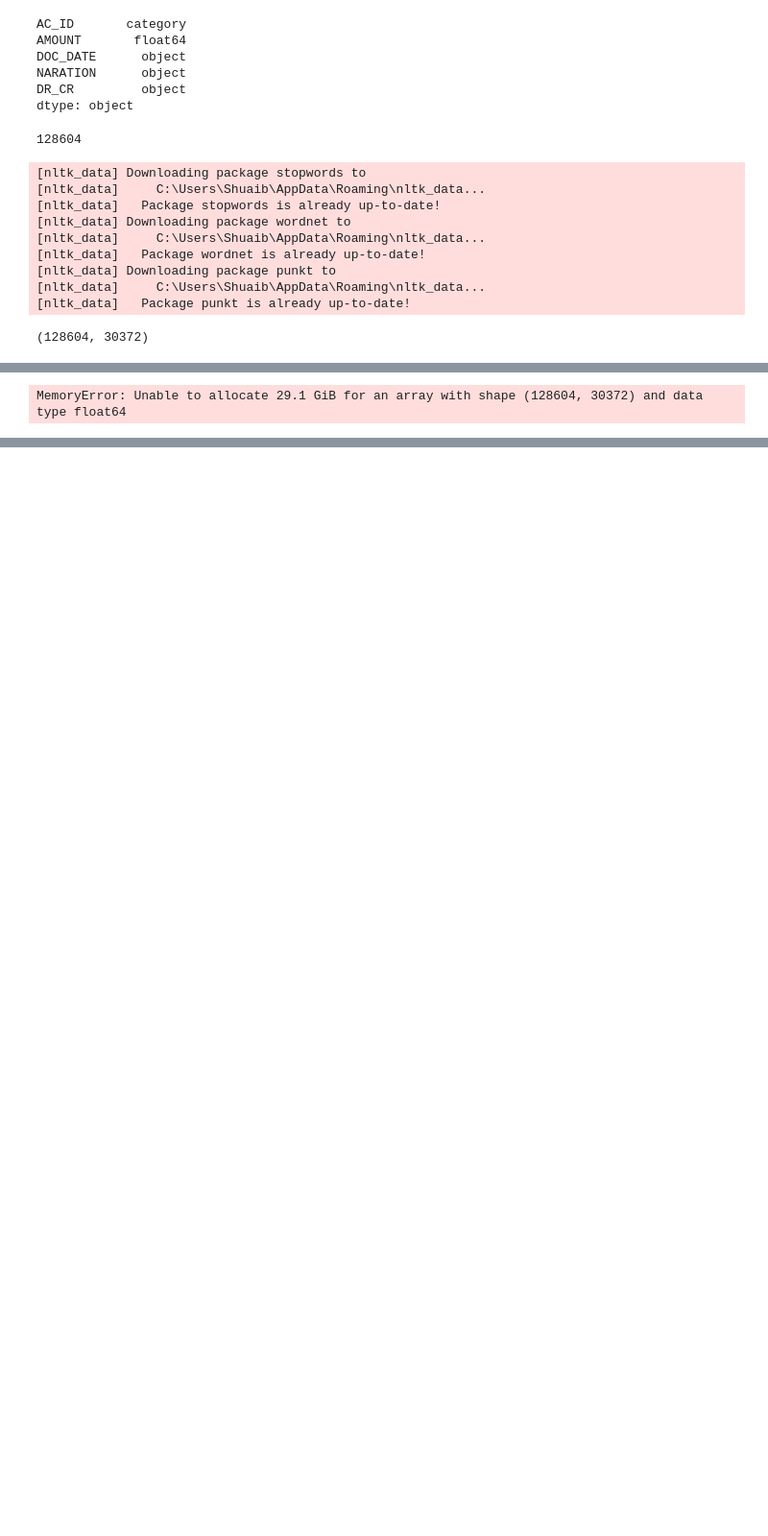
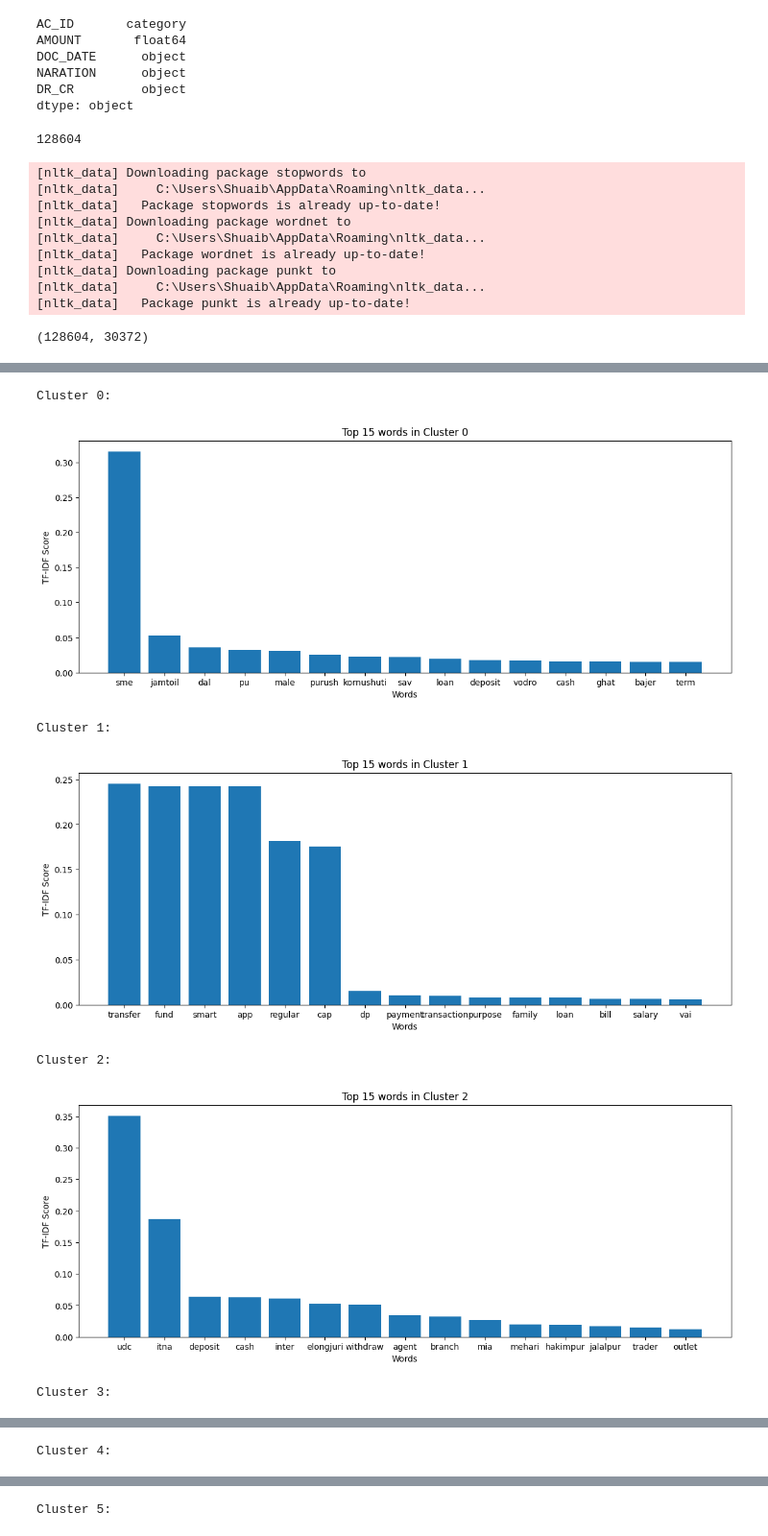
Before and after one commit to shuaibw/erainfo-tx-narration, a Jupyter notebook: test.ipynb, the cells around one changed output, grey strips where cells are left out. Shown: that part at 96% size. Drawn from its saved outputs; the diff is of its cells as text; code cells hidden in the pictures; blank space fills up the shorter version.

Commit message:
Add histogram

```diff
--- a/test.ipynb
+++ b/test.ipynb
@@ -122,7 +133,7 @@ terms = vectorizer.get_feature_names_out()
 # %%
 for i in range(num_clusters):
     print("Cluster %d:" % i),
-    for ind in order_centroids[i, :7]:
+    for ind in order_centroids[i, :10]:
         print(' %s' % terms[ind])
 # %% [output]
 Cluster 0:
@@ -145,9 +156,20 @@ Cluster 1:
-# %%
-from sklearn.decomposition import PCA
-import seaborn as sns
-pca = PCA(n_components=2).fit(X.toarray())
-data2D = pca.transform(X.toarray())
-labels = km.labels_
-sns.scatterplot(data2D[:,0], data2D[:,1], hue=labels, palette=sns.color_palette("hls", num_clusters))
-# %% [output]
-MemoryError: Unable to allocate 29.1 GiB for an array with shape (128604, 30372) and data type float64
+# %%
+# now plot the histogram of top 10 words in each cluster
+
+for i in range(num_clusters):
+    print("Cluster %d:" % i)
+    plt.figure(figsize=(14, 5))
+    plt.bar(terms[order_centroids[i, :15]], km.cluster_centers_[i, order_centroids[i, :15]], align='center')
+    plt.xlabel('Words')
+    plt.ylabel('TF-IDF Score')
+    plt.title('Top 15 words in Cluster %d' % i)
+    plt.savefig('figures/cluster_%d.png' % i)
+    plt.show()
+# %% [output]
+Cluster 0:
+[figure, added]
+Cluster 1:
+[figure, added]
+Cluster 2:
+[figure, added]
+Cluster 3:
@@ -153,0 +177 @@ MemoryError: Unable to allocate 29.1 GiB for an array with shape (128604, 30372)
+Cluster 4:
@@ -153,0 +179 @@ MemoryError: Unable to allocate 29.1 GiB for an array with shape (128604, 30372)
+Cluster 5:
```
Also changed, not shown: parts of 4 cells of this notebook, 1 other file.
